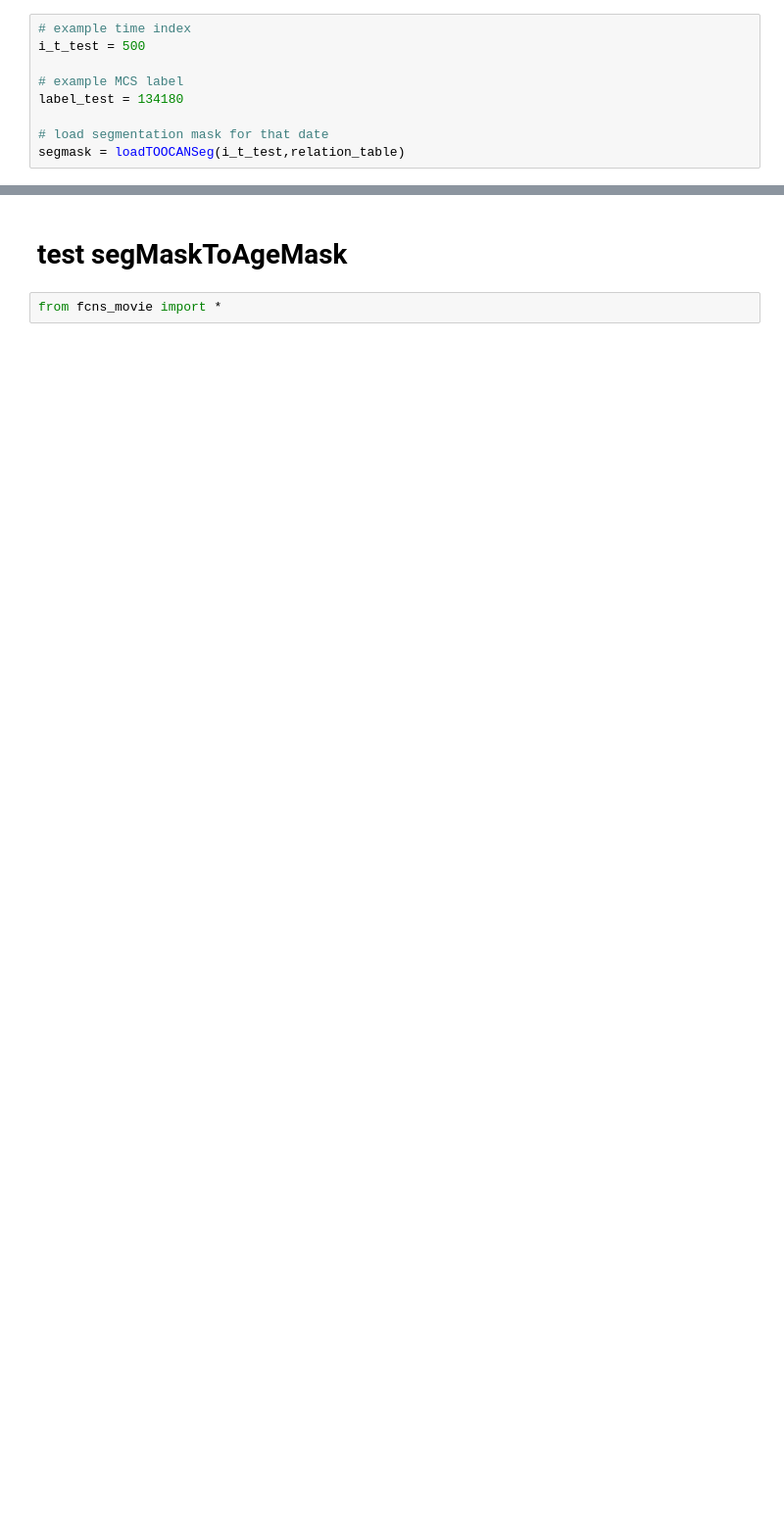
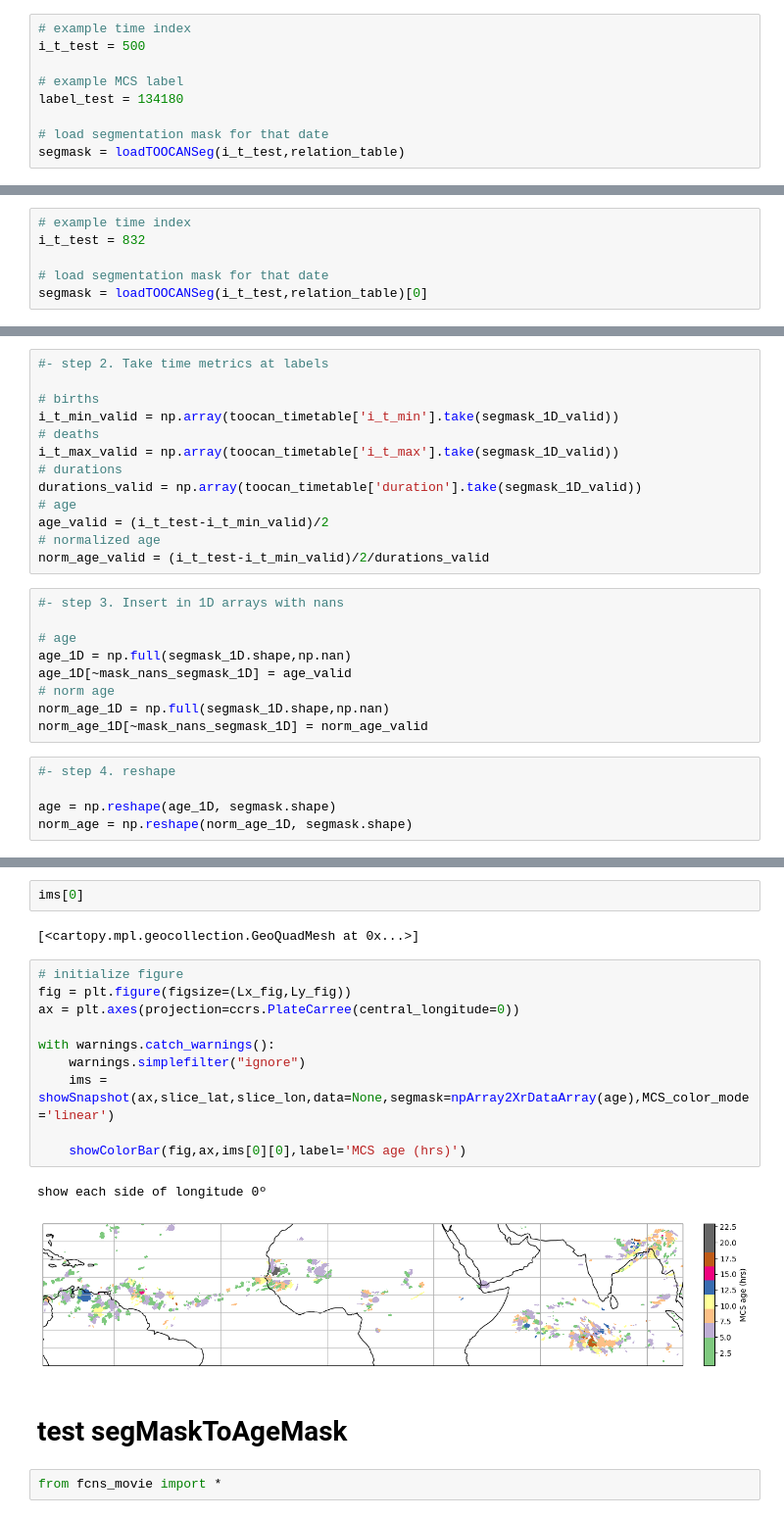
Before and after one commit to bfildier/explore-multiscale-extremes, a Jupyter notebook: scripts/explore_lifecycle_mapping.ipynb, the cells around one changed output, grey strips where cells are left out. Shown at 98% size. Drawn from its saved outputs; the diff is of its cells as text; blank space fills up the shorter version.

```diff
--- a/scripts/explore_lifecycle_mapping.ipynb
+++ b/scripts/explore_lifecycle_mapping.ipynb
@@ -242,0 +415,6 @@ Normalized age of MCS 134180 at time index 500: 0.02857142857142857
+# %%
+# example time index
+i_t_test = 832
+
+# load segmentation mask for that date
+segmask = loadTOOCANSeg(i_t_test,relation_table)[0]
@@ -242,0 +430,27 @@ Normalized age of MCS 134180 at time index 500: 0.02857142857142857
+# %%
+#- step 2. Take time metrics at labels
+
+# births
+i_t_min_valid = np.array(toocan_timetable['i_t_min'].take(segmask_1D_valid))
+# deaths
+i_t_max_valid = np.array(toocan_timetable['i_t_max'].take(segmask_1D_valid))
+# durations
+durations_valid = np.array(toocan_timetable['duration'].take(segmask_1D_valid))
+# age
+age_valid = (i_t_test-i_t_min_valid)/2
+# normalized age
+norm_age_valid = (i_t_test-i_t_min_valid)/2/durations_valid
+# %%
+#- step 3. Insert in 1D arrays with nans
+
+# age
+age_1D = np.full(segmask_1D.shape,np.nan)
+age_1D[~mask_nans_segmask_1D] = age_valid
+# norm age
+norm_age_1D = np.full(segmask_1D.shape,np.nan)
+norm_age_1D[~mask_nans_segmask_1D] = norm_age_valid
+# %%
+#- step 4. reshape
+
+age = np.reshape(age_1D, segmask.shape)
+norm_age = np.reshape(norm_age_1D, segmask.shape)
@@ -243,3 +461,20 @@ Normalized age of MCS 134180 at time index 500: 0.02857142857142857
+# %%
+ims[0]
+# %% [output]
+[<cartopy.mpl.geocollection.GeoQuadMesh at 0x...>]
+# %%
+# initialize figure
+fig = plt.figure(figsize=(Lx_fig,Ly_fig))
+ax = plt.axes(projection=ccrs.PlateCarree(central_longitude=0))
+
+with warnings.catch_warnings():
+    warnings.simplefilter("ignore")
+    ims = showSnapshot(ax,slice_lat,slice_lon,data=None,segmask=npArray2XrDataArray(age),MCS_color_mode='linear')
+
+    showColorBar(fig,ax,ims[0][0],label='MCS age (hrs)')
+# %% [output]
+show each side of longitude 0º
+[figure, added]
 # %% [markdown]
 # test segMaskToAgeMask
 # %%
```
Also changed, not shown: parts of 60 cells of this notebook, 28 other files.
